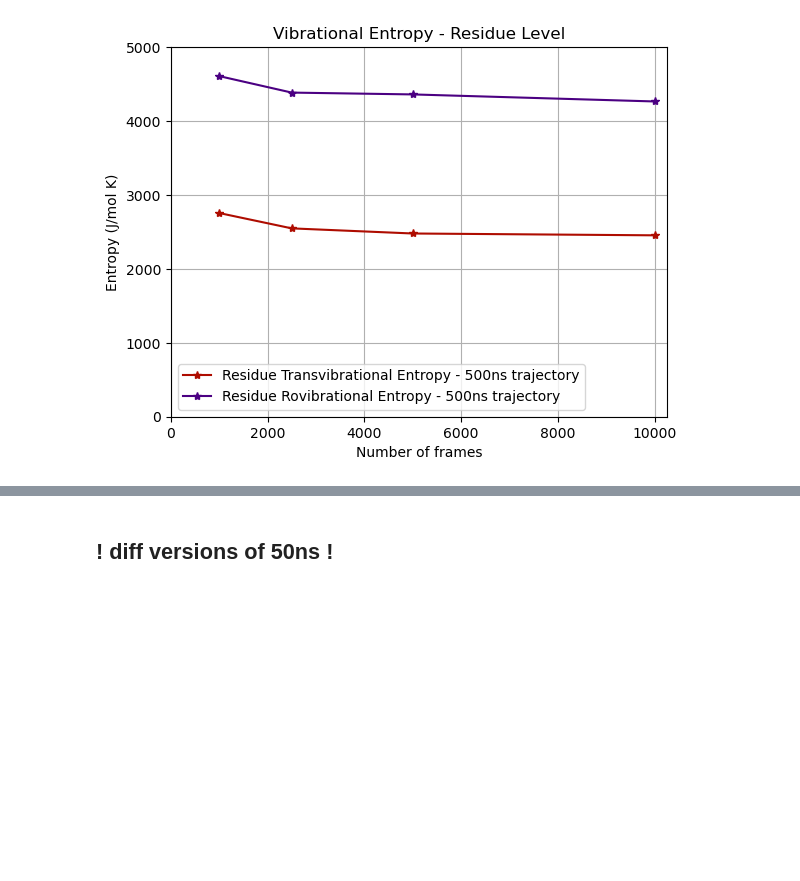
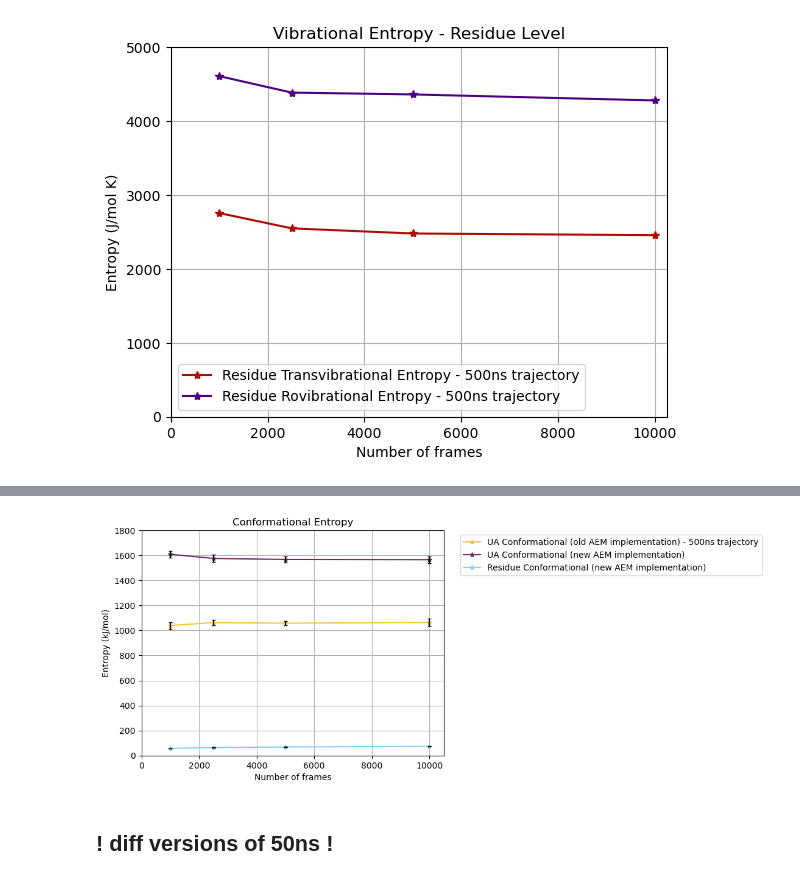
Before and after one commit to ioanaapapa/STV_BTN_Analysis, a Jupyter notebook: 50ns_diff_no_of_frames/convergence.ipynb, the cells around one changed output, grey strips where cells are left out. Cells and saved outputs as stored; diff of their text form; code cells hidden in the pictures; blank space fills up the shorter version.

```diff
--- a/50ns_diff_no_of_frames/convergence.ipynb
+++ b/50ns_diff_no_of_frames/convergence.ipynb
@@ -33,26 +33,26 @@ StatisticsError: stdev requires at least two data points
 # %% [markdown]
 ### All for 1 unbound STV monomer - 500ns trajectory with different numbers of frames
 # %%
-STV_A_polymer_transvib_500ns = [mean([67.4509,67.5814,66.9667,66.9094]), mean([67.2243,67.7875,67.3950,67.2651]),mean([67.2984]),mean([67.3414, 67.5615,67.0837])]
+STV_A_polymer_transvib_500ns = [mean([67.4509,67.5814,66.9667,66.9094]), mean([67.2243,67.7875,67.3950,67.2651]),mean([67.2984,67.7136 ]),mean([67.3414, 67.5615,67.0837,67.2384])]
 #STV_A_polymer_transvib_500ns_errors = [stdev([67.4509,67.5814,66.9667,66.9094])/sqrt(4),stdev([67.2243,67.7875,67.3950,67.2651])/sqrt(4),stdev([])/sqrt(4),stdev([])/sqrt(4)]
-STV_A_polymer_rovib_500ns = [mean([45.0079,43.2777,48.7788,43.8464]), mean([44.6063,43.7454,48.6154,44.8914]),mean([44.7538]),mean([44.6434, 44.2222,48.5124])]
+STV_A_polymer_rovib_500ns = [mean([45.0079,43.2777,48.7788,43.8464]), mean([44.6063,43.7454,48.6154,44.8914]),mean([44.7538,44.0527]),mean([44.6434, 44.2222,48.5124,44.8392])]
 #STV_A_polymer_rovib_500ns_errors = [stdev([45.0079,43.2777,48.7788,43.8464])/sqrt(4),stdev([44.6063,43.7454,48.6154,44.8914])/sqrt(4),stdev([])/sqrt(4),stdev([])/sqrt(4)]
 
-STV_A_res_transvib_500ns = [mean([2744.4805,2757.0088,2771.0336,2750.0181]), mean([2540.9290,2551.3566,2566.4070,2533.4282]),mean([2478.7071]),mean([2450.7353, 2457.2100, 2474.3403])]
+STV_A_res_transvib_500ns = [mean([2744.4805,2757.0088,2771.0336,2750.0181]), mean([2540.9290,2551.3566,2566.4070,2533.4282]),mean([2478.7071]),mean([2450.7353, 2457.2100, 2474.3403,2441.9073])]
 #STV_A_res_transvib_500ns_erors = [stdev([2744.4805,2757.0088,2771.0336,2750.0181])/sqrt(4),stdev([2540.9290,2551.3566,2566.4070,2533.4282])/sqrt(4),stdev([4360.1455])/sqrt(4),stdev([])/sqrt(4)]
-STV_A_res_rovib_500ns = [mean([4696.3363,4531.9408,4534.7317,4668.7582]), mean([4448.3005,4296.8954,4304.7957,4489.1237]),mean([4360.1455]),mean([4329.3137, 4200.4596, 4199.])]
+STV_A_res_rovib_500ns = [mean([4696.3363,4531.9408,4534.7317,4668.7582]), mean([4448.3005,4296.8954,4304.7957,4489.1237]),mean([4360.1455]),mean([4329.3137, 4200.4596, 4199.1388, 4385.7141])]
 #STV_A_res_rovib_500ns_errors = [stdev([4696.3363,4531.9408,4534.7317,4668.7582])/sqrt(4),stdev([4448.3005,4296.8954,4304.7957,4489.1237])/sqrt(4),stdev([])/sqrt(4),stdev([])/sqrt(4)]
 
-STV_A_uatom_transvib_500ns = [mean([2022.158,2046.258,2022.719,2037.733]), mean([1994.819,2019.385,1993.200,2005.508]),mean([]),mean([1981.6, 2007.293])]
+#STV_A_uatom_transvib_500ns = [mean([2022.158,2046.258,2022.719,2037.733]), mean([1994.819,2019.385,1993.200,2005.508]),mean([]),mean([1981.6, 2007.293,1982.098])]
 #STV_A_uatom_transvib_500ns_errors = [stdev([2022.158,2046.258,2022.719,2037.733])/sqrt(4),stdev([1994.819,2019.385,1993.200,2005.508])/sqrt(4),stdev([])/sqrt(4),stdev([])/sqrt(4)]
-STV_A_uatom_rovib_500ns = [mean([3763.054,3793.335,3778.500,3783.476]), mean([3742.921,3770.106,3752.702,3766.983]),mean([]),mean([3730.109, 3758.058])]
+#STV_A_uatom_rovib_500ns = [mean([3763.054,3793.335,3778.500,3783.476]), mean([3742.921,3770.106,3752.702,3766.983]),mean([]),mean([3730.109, 3758.058, 3742.846])]
 #STV_A_uatom_rovib_500ns_errors = [stdev([3763.054,3793.335,3778.500,3783.476])/sqrt(4),stdev([3742.921,3770.106,3752.702,3766.983])/sqrt(4),stdev([])/sqrt(4),stdev([])/sqrt(4)]
 
-STV_A_uatom_AEM_500ns = [mean([1106.258,1004.365,1053.249,993.732]), mean([1121.594,1028.637,1056.696,1043.534]),mean([]),mean([1022.049])]
-#STV_A_uatom_AEM_500ns_erors = [stdev([1106.258,1004.365,1053.249,993.732])/sqrt(4),stdev([1121.594,1028.637,1056.696,1043.534])/sqrt(4),stdev([])/sqrt(4),stdev([])/sqrt(4)]
-STV_A_uatom_AEM_new500ns = [mean([1625.4614178978488,1546.1059381057612,1591.118217136905,1672.869191485716]), mean([]),mean([]),mean([])]
-#STV_A_uatom_AEM_new500ns_erors = [stdev([1106.258,1004.365,1053.249,993.732])/sqrt(4),stdev([1121.594,1028.637,1056.696,1043.534])/sqrt(4),stdev([])/sqrt(4),stdev([])/sqrt(4)]
-STV_A_res_AEM_500ns = [mean([56.3814561265036,57.169032053956585,57.26115024619405,57.38499034549613 ]), mean([]),mean([]),mean([])] #from new code
-#STV_A_res_AEM_500ns_errors = [stdev([])/sqrt(5),stdev([])/sqrt(5),stdev([])/sqrt(5),stdev([])/sqrt(5)]
+STV_A_uatom_AEM_500ns = [mean([1106.258,1004.365,1053.249,993.732]), mean([1121.594,1028.637,1056.696,1043.534]),mean([1018.760,1100.642,1065.728, 1047.410]),mean([1133.130,1014.714,1087.107,1021.384])]
+STV_A_uatom_AEM_500ns_errors = [stdev([1106.258,1004.365,1053.249,993.732])/sqrt(4),stdev([1121.594,1028.637,1056.696,1043.534])/sqrt(4), stdev([1018.760,1100.642,1065.728, 1047.410])/sqrt(4),stdev([1133.130,1014.714,1087.107,1021.384])/sqrt(4)]
+STV_A_uatom_AEM_new_500ns = [mean([1625.4614178978488,1546.1059381057612,1591.118217136905,1672.869191485716]), mean([1606.8150825733187,1492.3991678984908,1569.5243290974865,1634.5645553475335]),mean([1586.2329469780502,1498.653004468015,1562.81111503379,1620.8122249533906]),mean([1586.5191012935945,1497.9769894625483,1553.9752497231768,1623.179050473972])]
+STV_A_uatom_AEM_new_500ns_errors = [stdev([1625.4614178978488,1546.1059381057612,1591.118217136905,1672.869191485716])/sqrt(4),stdev([1606.8150825733187,1492.3991678984908,1569.5243290974865,1634.5645553475335])/sqrt(4),stdev([1586.2329469780502,1498.653004468015,1562.81111503379,1620.8122249533906])/sqrt(4),stdev([1586.5191012935945,1497.9769894625483,1553.9752497231768,1623.179050473972])/sqrt(4)]
+STV_A_res_AEM_new_500ns = [mean([56.3814561265036,57.169032053956585,57.26115024619405,57.38499034549613]), mean([64.1158485585779,63.330670067729756,64.56856183487861,64.76076629437128]),mean([66.9307245123694,68.5797424692132,69.25756551238129,70.41367389823027]),mean([70.93081619796659,74.2660608858515,72.43487830638882,75.76130014258516])] #from new code
+STV_A_res_AEM_new_500ns_errors = [stdev([56.3814561265036,57.169032053956585,57.26115024619405,57.38499034549613])/sqrt(4),stdev([64.1158485585779,63.330670067729756,64.56856183487861,64.76076629437128])/sqrt(4),stdev([66.9307245123694,68.5797424692132,69.25756551238129,70.41367389823027])/sqrt(4),stdev([70.93081619796659,74.2660608858515,72.43487830638882,75.76130014258516])/sqrt(4)]
 
 frame_no = [1000,2500,5000,10000]
@@ -102,17 +109,26 @@ plt.close(fig)
 # %%
 fig, ax = plt.subplots()
-ax.plot(frame_no,STV_A_uatom_conf_500ns, color = "f4c430", marker = "*", label = "UA Conformational (Argo's AEM implementation) - 500ns trajectory")
-ax.plot(frame_no,STV_A_uatom_conf_50ns, color = "f4c430", marker = "D", label = "UA Conformational (Argo's AEM implementation) - 50ns trajectory")
+ax.plot(frame_no,STV_A_uatom_AEM_500ns, color = "#f4c430", marker = "*", label = "UA Conformational (old AEM implementation) - 500ns trajectory")
+ax.errorbar(frame_no,STV_A_uatom_AEM_500ns, yerr = STV_A_uatom_AEM_500ns_errors, color = "black", fmt = "none", capsize = 2)
 
-ax.set_xlim(0,10250)
-ax.set_ylim(0,5000)
+ax.plot(frame_no,STV_A_uatom_AEM_new_500ns, color = "#702963", marker = "*", label = "UA Conformational (new AEM implementation)")
+ax.errorbar(frame_no,STV_A_uatom_AEM_new_500ns, yerr = STV_A_uatom_AEM_new_500ns_errors, color = "black", fmt = "none", capsize = 2)
+
+ax.plot(frame_no,STV_A_res_AEM_new_500ns, color = "#89CFF0", marker = "*", label = "Residue Conformational (new AEM implementation)")
+ax.errorbar(frame_no,STV_A_res_AEM_new_500ns, yerr = STV_A_res_AEM_new_500ns_errors, color = "black", fmt = "none", capsize = 2)
+
+
+ax.set_xlim(0,10500)
+ax.set_ylim(0,1800)
 ax.set_xlabel("Number of frames")
 ax.set_ylabel("Entropy (kJ/mol)")
-plt.legend()
+plt.legend(bbox_to_anchor=(1.04, 1), loc="upper left")
 plt.grid()
 plt.title("Conformational Entropy")
 plt.show()
 plt.close(fig)
+# %% [output]
+[figure, added]
 # %% [markdown]
 ## ! diff versions of 50ns !
 # %%
```
Also changed, not shown: parts of 7 cells of this notebook.
